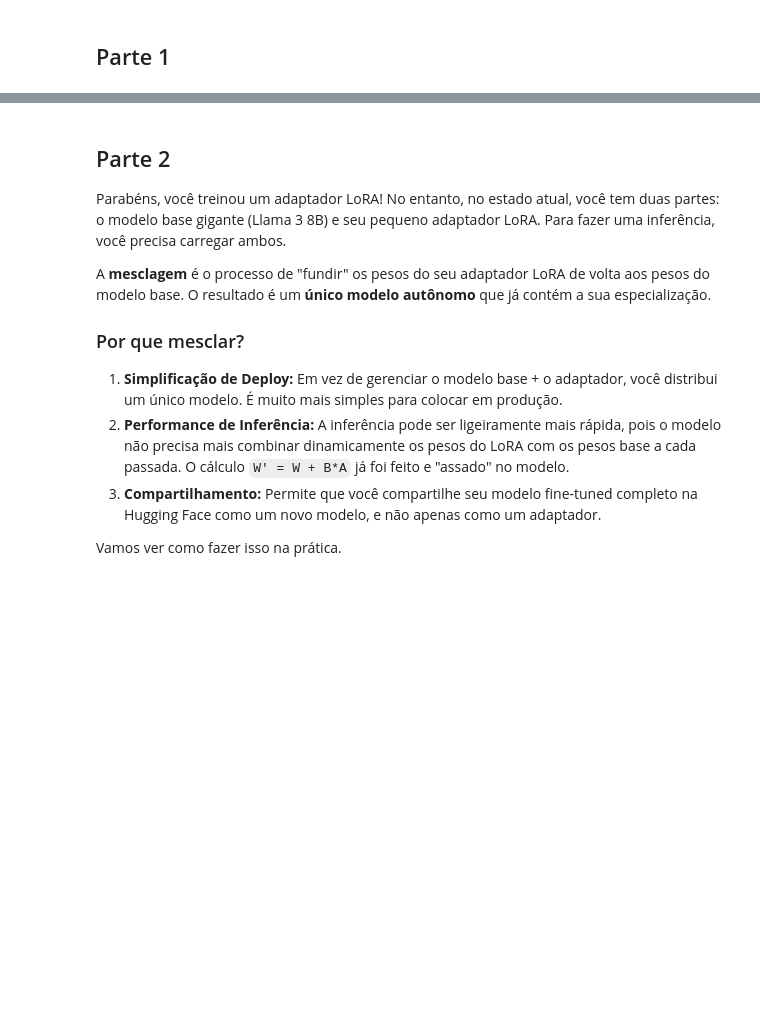
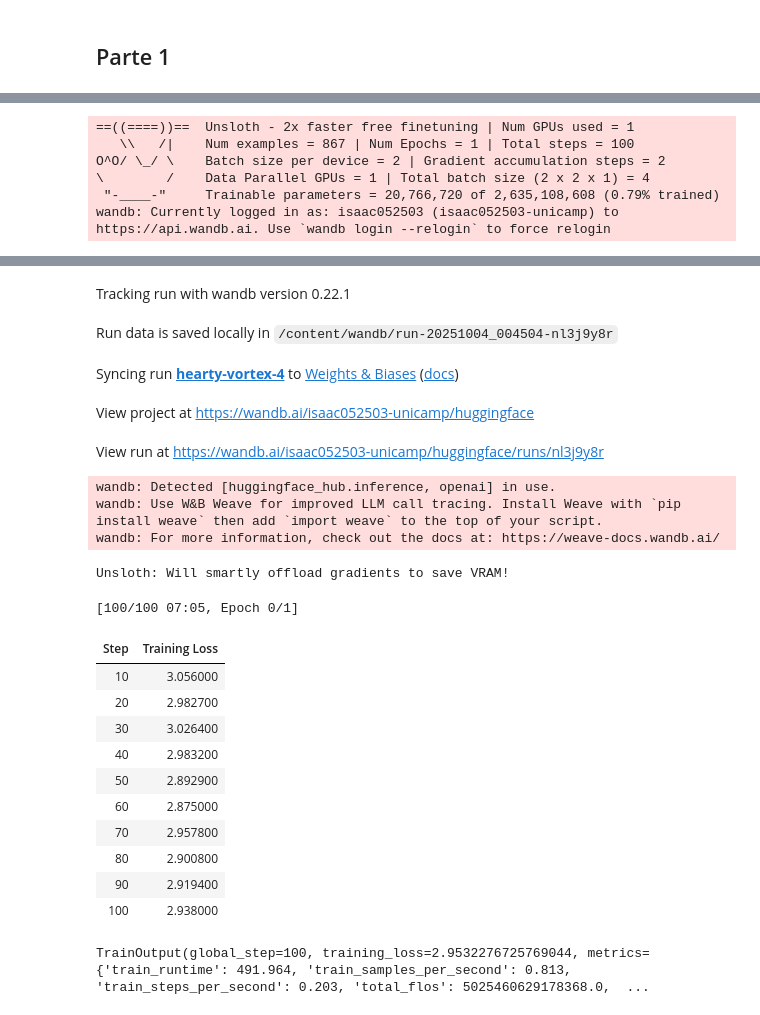
Before and after one commit to isaacdono/ml-studies, a Jupyter notebook: deep learning/fine_tuning.ipynb, the cells around one changed output, grey strips where cells are left out. Cells and saved outputs as stored; diff of their text form; code cells hidden in the pictures; blank space fills up the shorter version.

```diff
--- a/deep learning/fine_tuning.ipynb
+++ b/deep learning/fine_tuning.ipynb
@@ -140,27 +165,38 @@ peft_model.print_trainable_parameters()
 # %%
+from trl import SFTTrainer
 from transformers import TrainingArguments
-from trl import SFTTrainer, SFTConfig
 
 # Seus Argumentos do treinamento
 training_args = TrainingArguments(
-    output_dir="./google/gemma-2b-json-finetune",
-    per_device_train_batch_size=1,
+    output_dir="./unsloth/gemma-2b-json-finetune",
+    per_device_train_batch_size=2,
     gradient_accumulation_steps=2,
-    learning_rate=2e-5,
-    max_steps=150,
-    logging_steps=15,
+    learning_rate=2e-4,
+    max_steps=100,
+    logging_steps=10,
     warmup_ratio=0.05,
-    bf16=True,
+    # bf16=True, # Unsloth handles this
+    # optim="paged_adamw_8bit", # Unsloth handles this
     push_to_hub=False,
     report_to="wandb"
 )
 
 # 3. Passe o 'config' para o SFTTrainer e remova os argumentos antigos
 trainer = SFTTrainer(
-    model=peft_model,
+    model=model, # Use the unsloth model
+    tokenizer=tokenizer, # Use the unsloth tokenizer
     train_dataset=dataset,
     args=training_args,
+    dataset_text_field = "text", # Specify the text field in your dataset
+    max_seq_length = max_seq_length,
 )
 
 # Inicia o treinamento
 trainer.train()
+# %% [output]
+==((====))==  Unsloth - 2x faster free finetuning | Num GPUs used = 1
+   \\   /|    Num examples = 867 | Num Epochs = 1 | Total steps = 100
+O^O/ \_/ \    Batch size per device = 2 | Gradient accumulation steps = 2
+\        /    Data Parallel GPUs = 1 | Total batch size (2 x 2 x 1) = 4
+ "-____-"     Trainable parameters = 20,766,720 of 2,635,108,608 (0.79% trained)
+wandb: Currently logged in as: isaac052503 (isaac052503-unicamp) to https://api.wandb.ai. Use `wandb login --relogin` to force relogin
@@ -167,14 +204,22 @@ trainer.train()
+Tracking run with wandb version 0.22.1
+Run data is saved locally in /content/wandb/run-20251004_004504-nl3j9y8r
+Syncing run hearty-vortex-4 to Weights & Biases (docs)
+View project at https://wandb.ai/isaac052503-unicamp/huggingface
+View run at https://wandb.ai/isaac052503-unicamp/huggingface/runs/nl3j9y8r
+wandb: Detected [huggingface_hub.inference, openai] in use.
+wandb: Use W&B Weave for improved LLM call tracing. Install Weave with `pip install weave` then add `import weave` to the top of your script.
+wandb: For more information, check out the docs at: https://weave-docs.wandb.ai/
+Unsloth: Will smartly offload gradients to save VRAM!
+[100/100 07:05, Epoch 0/1]
+| Step | Training Loss |
+| 10 | 3.056000 |
+| 20 | 2.982700 |
+| 30 | 3.026400 |
+| 40 | 2.983200 |
+| 50 | 2.892900 |
+| 60 | 2.875000 |
+| 70 | 2.957800 |
+| 80 | 2.900800 |
+| 90 | 2.919400 |
+| 100 | 2.938000 |
+TrainOutput(global_step=100, training_loss=2.9532276725769044, metrics={'train_runtime': 491.964, 'train_samples_per_second': 0.813, 'train_steps_per_second': 0.203, 'total_flos': 5025460629178368.0,  ...
-# %% [markdown]
-## Parte 2
-
-Parabéns, você treinou um adaptador LoRA! No entanto, no estado atual, você tem duas partes: o modelo base gigante (Llama 3 8B) e seu pequeno adaptador LoRA. Para fazer uma inferência, você precisa carregar ambos.
-
-A **mesclagem** é o processo de "fundir" os pesos do seu adaptador LoRA de volta aos pesos do modelo base. O resultado é um **único modelo autônomo** que já contém a sua especialização.
-
-### Por que mesclar?
-
-1.  **Simplificação de Deploy:** Em vez de gerenciar o modelo base + o adaptador, você distribui um único modelo. É muito mais simples para colocar em produção.
-2.  **Performance de Inferência:** A inferência pode ser ligeiramente mais rápida, pois o modelo não precisa mais combinar dinamicamente os pesos do LoRA com os pesos base a cada passada. O cálculo `W' = W + B*A` já foi feito e "assado" no modelo.
-3.  **Compartilhamento:** Permite que você compartilhe seu modelo fine-tuned completo na Hugging Face como um novo modelo, e não apenas como um adaptador.
-
-Vamos ver como fazer isso na prática.
```
Also changed, not shown: parts of 16 cells of this notebook.
